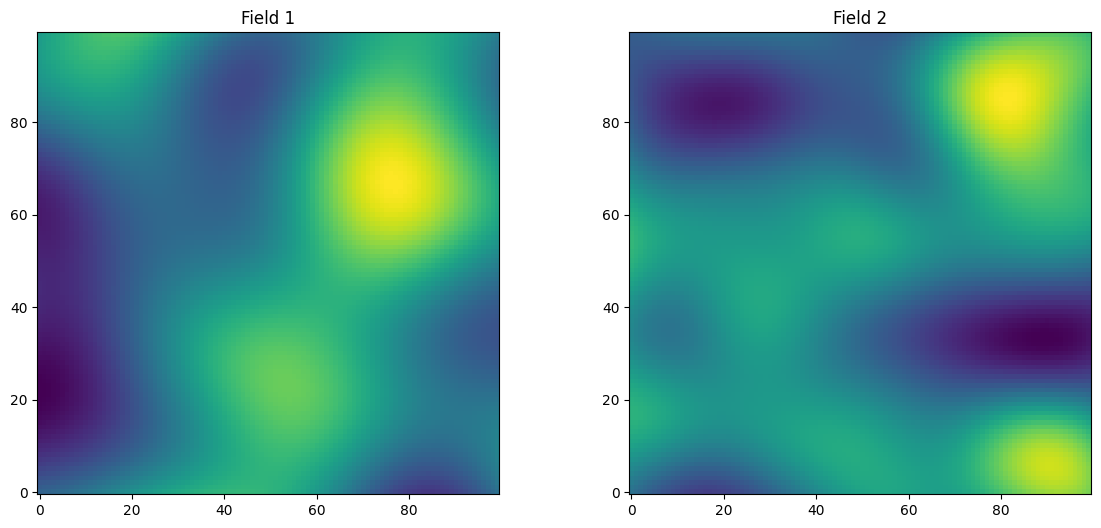
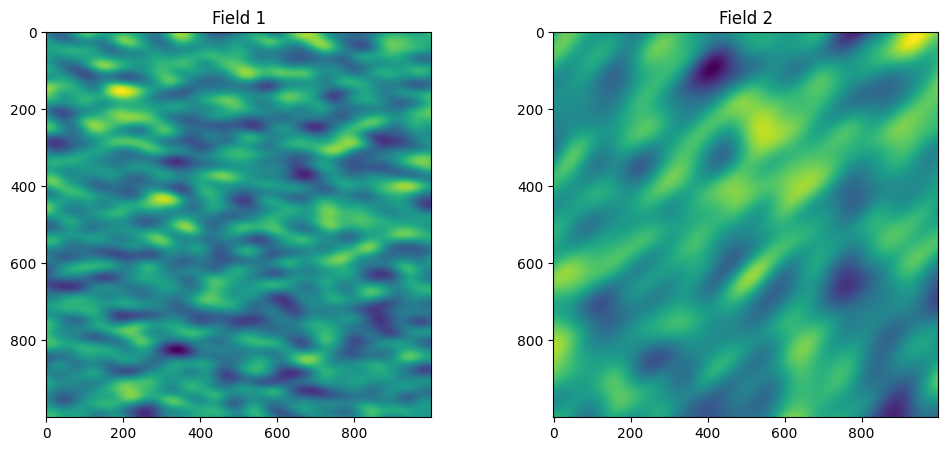
Unified diff of the notebook cell whose output changed from the first chart to the second:
--- before
+++ after
@@ -4,37 +4,14 @@
 from scipy.ndimage import convolve
 
+from pgs_tools import make_gaussian_fields
+from pgs_tools import plot_fields
+
+field_1_2d, field_2_2d = make_gaussian_fields(
+    grid_size=1000,
+    len_scale_1=[25, 50], angles_1=[0, 0], seed_1=1,
+    len_scale_2=[50, 100], angles_2=[np.pi/4, np.pi/4], seed_2=2
+)
 
 
-x=y = range(100)
-model_1_2d = gs.Gaussian(dim=2, var=1, len_scale=[30, 30], angles=[0, 0])
+plot_fields(field_1_2d, field_2_2d, cmap='viridis', figsize=(12, 5))
 
-model_2_2d = gs.Gaussian(dim=2, var=1, len_scale=[20, 20], angles=[np.pi/4, np.pi/4])
-
-
-
-srf_1_2d = gs.SRF(model_1_2d)
-srf_2_2d = gs.SRF(model_2_2d)
-
-
-srf_1_2d((x,y), mesh_type='structured' , seed=0)
-srf_2_2d((x,y), mesh_type='structured' , seed=1)
-
-
-mesh_1_2d = srf_1_2d.to_pyvista() 
-mesh_2_2d = srf_2_2d.to_pyvista() 
- 
-
-mesh_1_2d.contour(isosurfaces=50).plot()
-mesh_2_2d.contour(isosurfaces=50).plot()
-
-field_1_2d = srf_1_2d.field
-field_2_2d = srf_2_2d.field
-
-
-fig, axes = plt.subplots(1, 2, figsize=(14, 6))
-axes[0].imshow(field_1_2d, cmap='viridis', origin='lower')
-axes[0].set_title('Field 1')
-axes[1].imshow(field_2_2d, cmap='viridis', origin='lower')
-axes[1].set_title('Field 2')
-plt.show()
-

Commit: used new method to generate and plot the gauss fields , it seems to work well so now will try for lith sim and ca